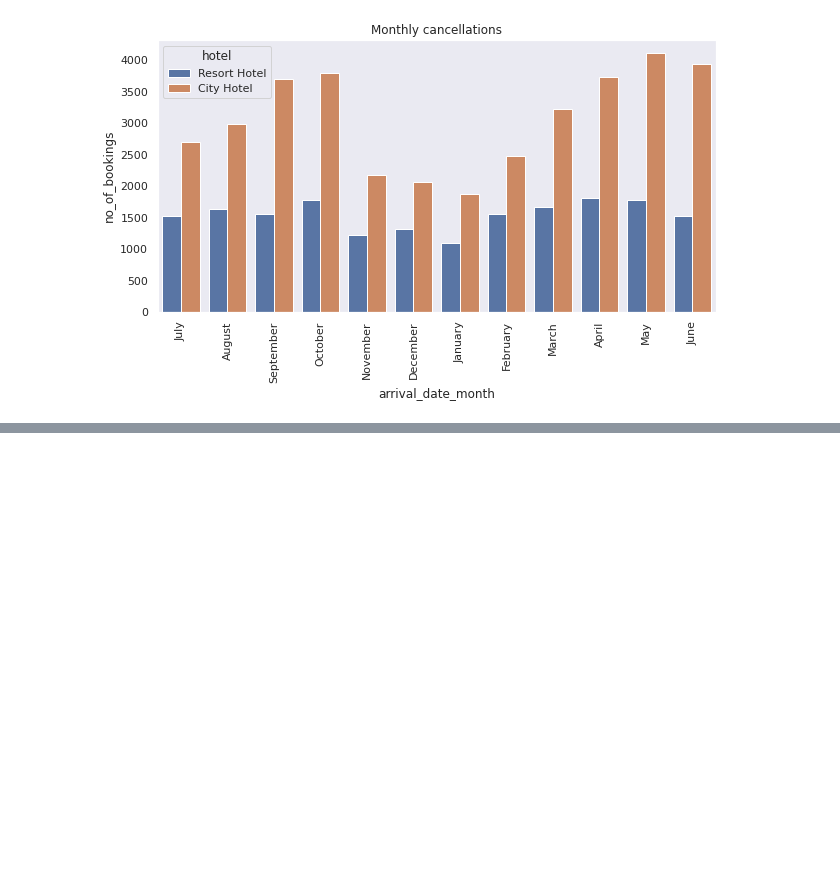
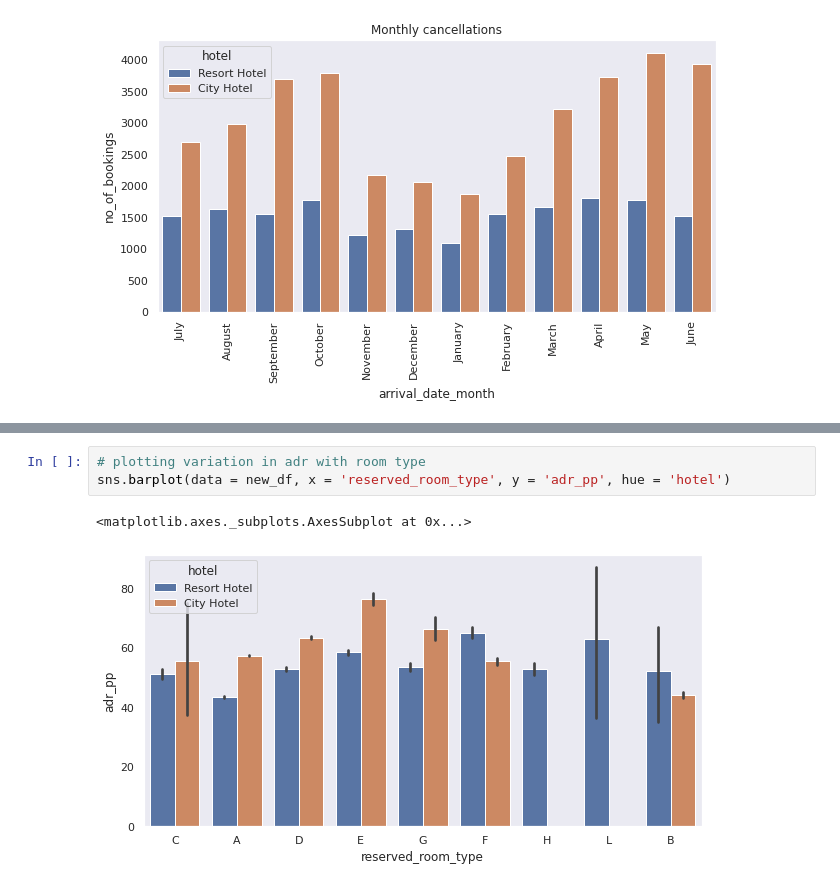
Before and after one commit to adarshsoni10/Data-Analysis-on-Hotel-Bookings, a Jupyter notebook: Copy_of_Hotel_Booking_Analysis_Capstone_Project.ipynb, the cells around one changed output, grey strips where cells are left out. Drawn from its saved outputs; the diff is of its cells as text; blank space fills up the shorter version.

```diff
--- a/Copy_of_Hotel_Booking_Analysis_Capstone_Project.ipynb
+++ b/Copy_of_Hotel_Booking_Analysis_Capstone_Project.ipynb
@@ -295,0 +382,6 @@ plt.xticks(rotation = 90)
+# %%
+# plotting variation in adr with room type
+sns.barplot(data = new_df, x = 'reserved_room_type', y = 'adr_pp', hue = 'hotel')
+# %% [output]
+<matplotlib.axes._subplots.AxesSubplot at 0x...>
+[figure, added]
```
Also changed, not shown: parts of 21 cells of this notebook.
